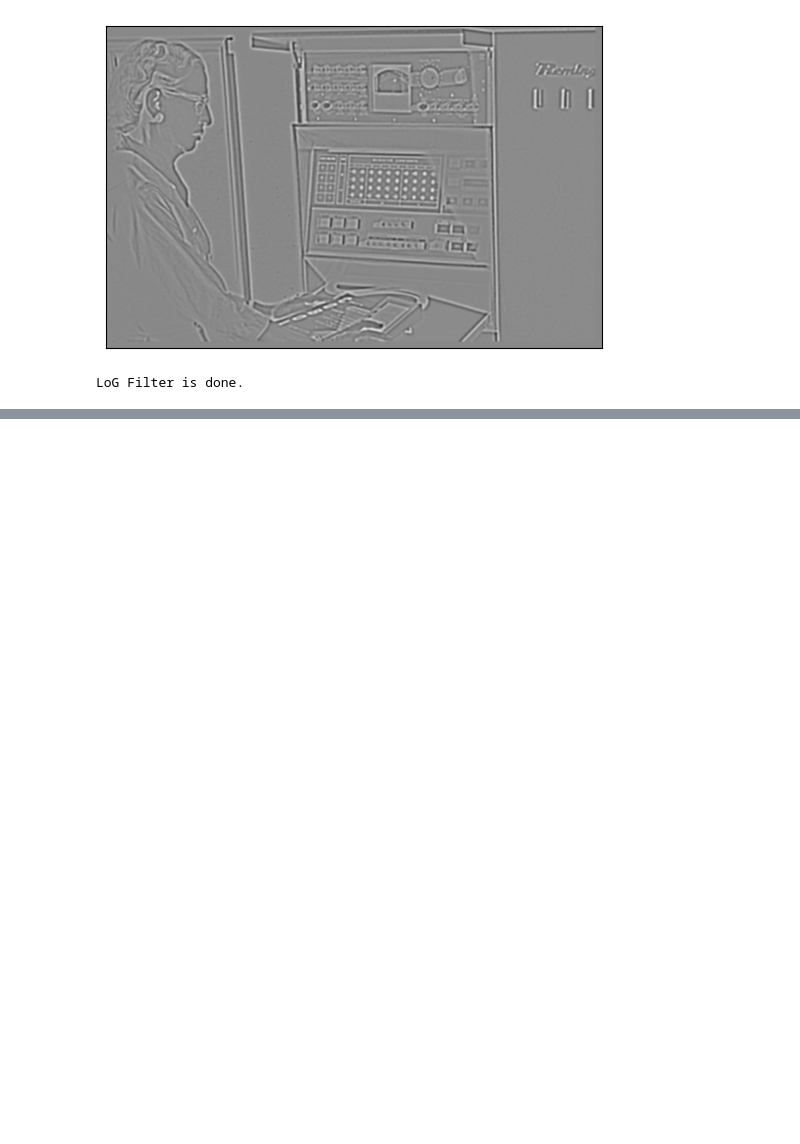
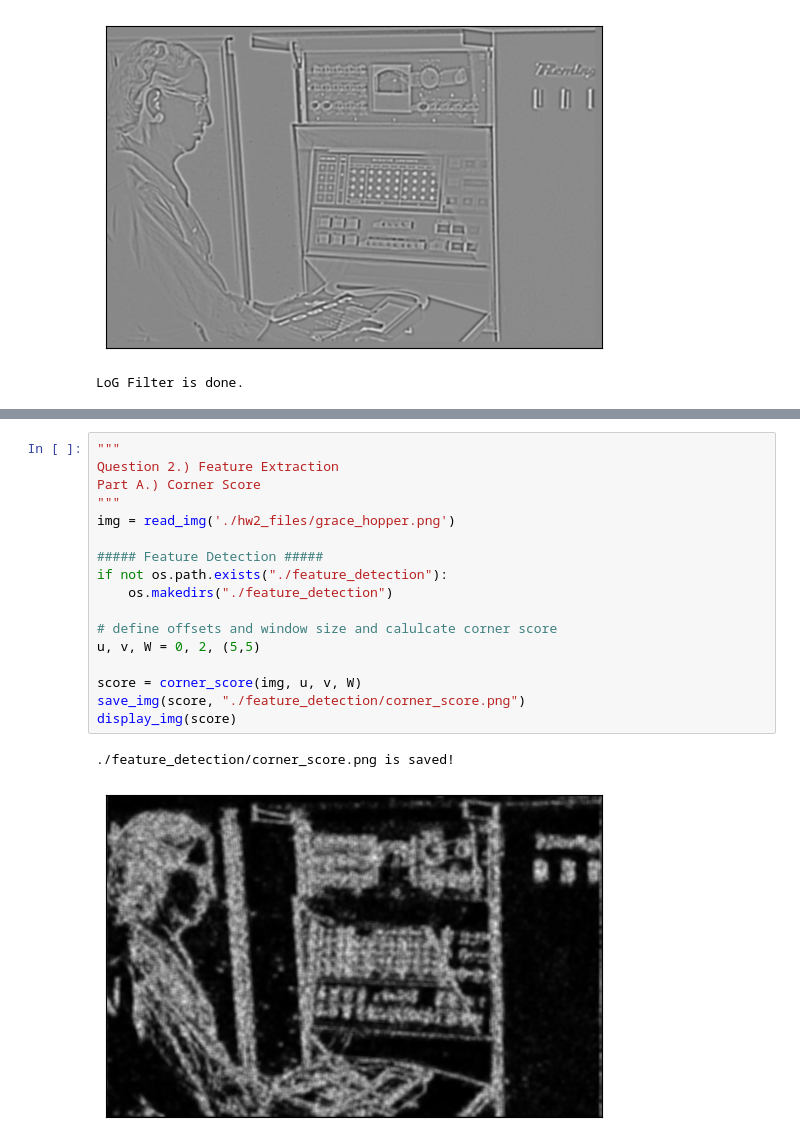
Before and after one commit to Javen-W/CSE803-Computer-Vision, a Jupyter notebook: HW2/HW2_code.ipynb, the cells around one changed output, grey strips where cells are left out. Saved outputs shown, nothing was run; the diff lists cells and outputs as text; blank space fills up the shorter version.

```diff
--- a/HW2/HW2_code.ipynb
+++ b/HW2/HW2_code.ipynb
@@ -368,0 +392,20 @@ LoG Filter is done.
+# %%
+"""
+Question 2.) Feature Extraction
+Part A.) Corner Score
+"""
+img = read_img('./hw2_files/grace_hopper.png')
+
+##### Feature Detection #####
+if not os.path.exists("./feature_detection"):
+    os.makedirs("./feature_detection")
+
+# define offsets and window size and calulcate corner score
+u, v, W = 0, 2, (5,5)
+
+score = corner_score(img, u, v, W)
+save_img(score, "./feature_detection/corner_score.png")
+display_img(score)
+# %% [output]
+./feature_detection/corner_score.png is saved!
+[figure, added]
```
Also changed, not shown: parts of 5 cells of this notebook, 1 other file.
